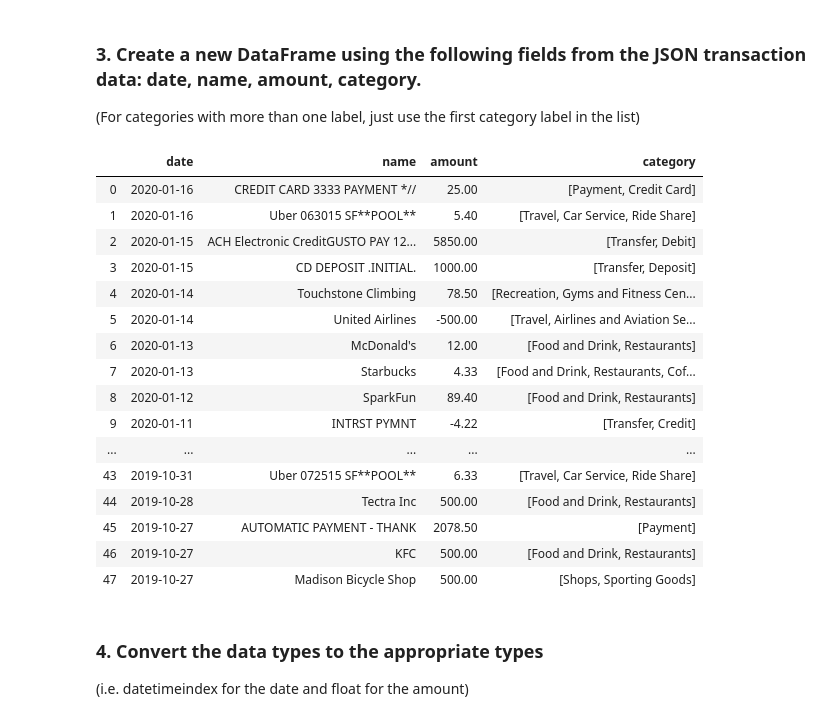
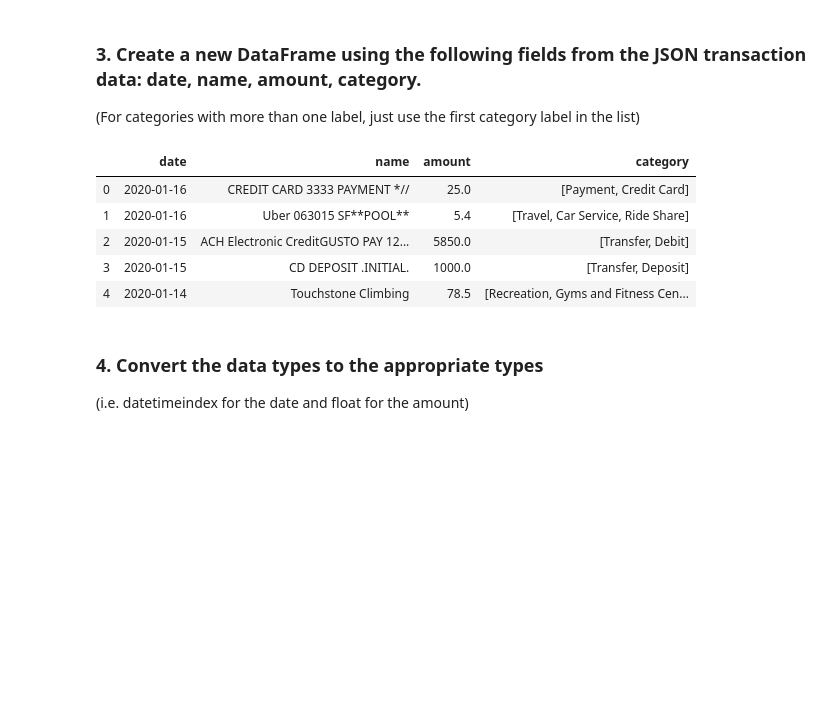
Before and after one commit to amejiali/apis-homework, a Jupyter notebook: Starter_Code/account_summary.ipynb, the cells around one changed output. Saved outputs shown, nothing was run; the diff lists cells and outputs as text; code cells hidden in the pictures; blank space fills up the shorter version.

```diff
--- a/Starter_Code/account_summary.ipynb
+++ b/Starter_Code/account_summary.ipynb
@@ -141,26 +141,15 @@ pGpn34MDjkcErMeN3AegSykq7XlbnZILGjvKy    ['Shops', 'Sporting Goods']
 # %%
 # YOUR CODE HERE
 transactions = transaction_response['transactions']
 data_df = pd.DataFrame(transactions)[['date', 'name', 'amount', 'category']]
-data_df
+data_df.head()
 # %% [output]
 |  | date | name | amount | category |
-| 0 | 2020-01-16 | CREDIT CARD 3333 PAYMENT *// | 25.00 | [Payment, Credit Card] |
-| 1 | 2020-01-16 | Uber 063015 SF**POOL** | 5.40 | [Travel, Car Service, Ride Share] |
-| 2 | 2020-01-15 | ACH Electronic CreditGUSTO PAY 12... | 5850.00 | [Transfer, Debit] |
-| 3 | 2020-01-15 | CD DEPOSIT .INITIAL. | 1000.00 | [Transfer, Deposit] |
-| 4 | 2020-01-14 | Touchstone Climbing | 78.50 | [Recreation, Gyms and Fitness Cen... |
-| 5 | 2020-01-14 | United Airlines | -500.00 | [Travel, Airlines and Aviation Se... |
-| 6 | 2020-01-13 | McDonald's | 12.00 | [Food and Drink, Restaurants] |
-| 7 | 2020-01-13 | Starbucks | 4.33 | [Food and Drink, Restaurants, Cof... |
-| 8 | 2020-01-12 | SparkFun | 89.40 | [Food and Drink, Restaurants] |
-| 9 | 2020-01-11 | INTRST PYMNT | -4.22 | [Transfer, Credit] |
-| ... | ... | ... | ... | ... |
-| 43 | 2019-10-31 | Uber 072515 SF**POOL** | 6.33 | [Travel, Car Service, Ride Share] |
-| 44 | 2019-10-28 | Tectra Inc | 500.00 | [Food and Drink, Restaurants] |
-| 45 | 2019-10-27 | AUTOMATIC PAYMENT - THANK | 2078.50 | [Payment] |
-| 46 | 2019-10-27 | KFC | 500.00 | [Food and Drink, Restaurants] |
-| 47 | 2019-10-27 | Madison Bicycle Shop | 500.00 | [Shops, Sporting Goods] |
+| 0 | 2020-01-16 | CREDIT CARD 3333 PAYMENT *// | 25.0 | [Payment, Credit Card] |
+| 1 | 2020-01-16 | Uber 063015 SF**POOL** | 5.4 | [Travel, Car Service, Ride Share] |
+| 2 | 2020-01-15 | ACH Electronic CreditGUSTO PAY 12... | 5850.0 | [Transfer, Debit] |
+| 3 | 2020-01-15 | CD DEPOSIT .INITIAL. | 1000.0 | [Transfer, Deposit] |
+| 4 | 2020-01-14 | Touchstone Climbing | 78.5 | [Recreation, Gyms and Fitness Cen... |
 # %% [markdown]
 ### 4. Convert the data types to the appropriate types
 
```
Also changed, not shown: parts of 6 cells of this notebook, 5 other files.
